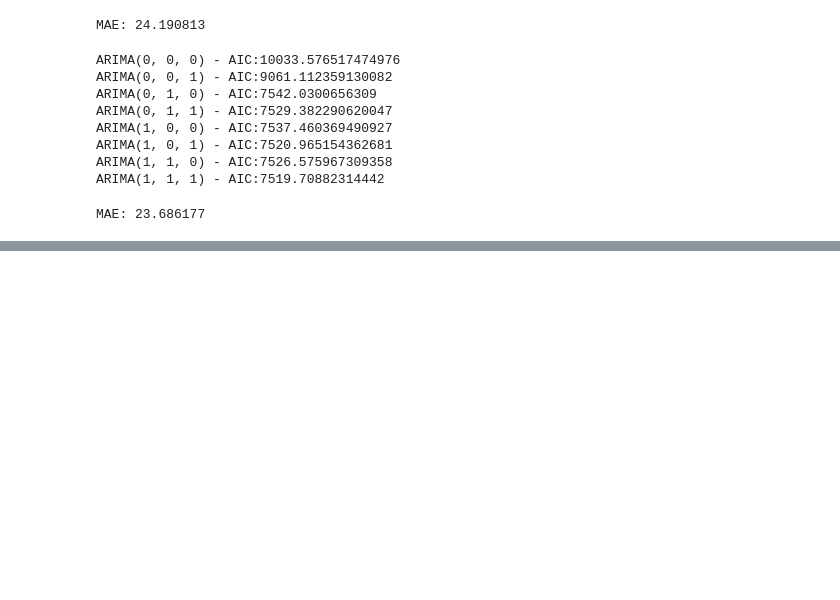
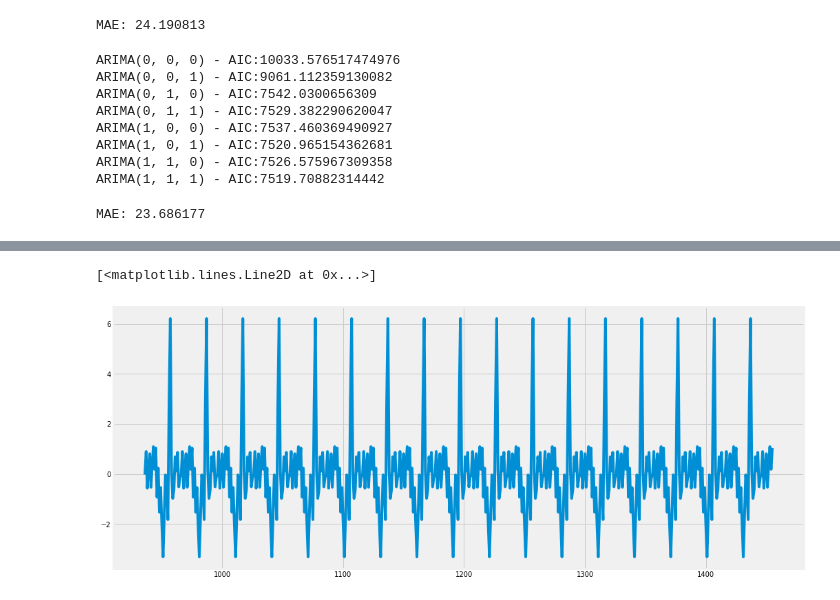
Before and after one commit to Mjcherono/Final_dengue_disease_prediction., a Jupyter notebook: dengue.ipynb, the cells around one changed output, grey strips where cells are left out. Cells and saved outputs as stored; diff of their text form; code cells hidden in the pictures; blank space fills up the shorter version.

```diff
--- a/dengue.ipynb
+++ b/dengue.ipynb
@@ -1396,0 +1460,8 @@ MAE: 23.686177
+# %%
+#Seasonality
+
+plt.figure(figsize=(16,7))
+plt.plot(result_iq.seasonal)
+# %% [output]
+[<matplotlib.lines.Line2D at 0x...>]
+[figure, added]
```
Also changed, not shown: parts of 19 cells of this notebook.
